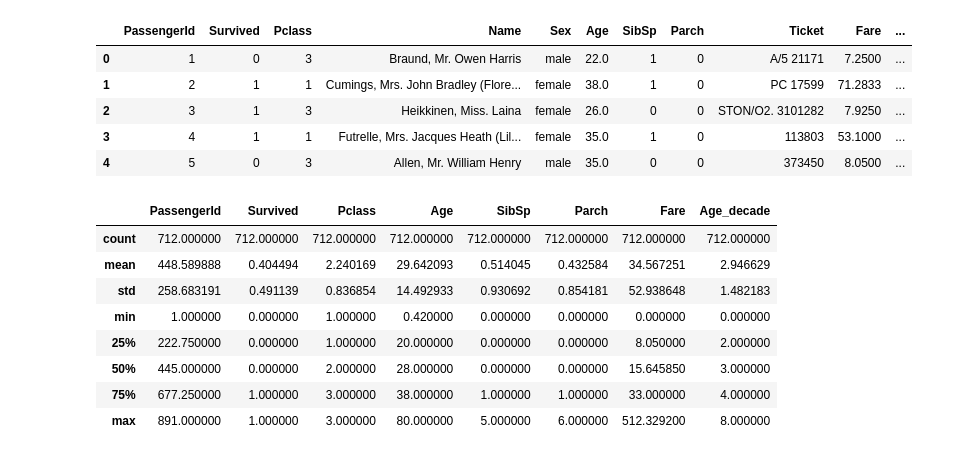
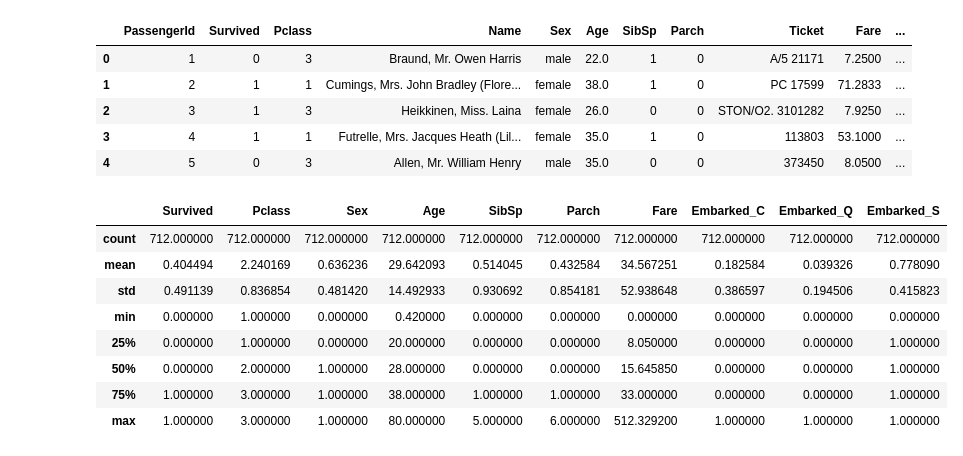
Before and after one commit to uveta/kaggle-competitions, a Jupyter notebook: src/titanic/titanic.ipynb, the cells around one changed output. Drawn from its saved outputs; the diff is of its cells as text; code cells hidden in the pictures.

```diff
--- a/src/titanic/titanic.ipynb
+++ b/src/titanic/titanic.ipynb
@@ -15,25 +46,20 @@ train_data.head()
 | 2 | 3 | 1 | 3 | Heikkinen, Miss. Laina | female | 26.0 | 0 | 0 | STON/O2. 3101282 | 7.9250 | ... |
 | 3 | 4 | 1 | 1 | Futrelle, Mrs. Jacques Heath (Lil... | female | 35.0 | 1 | 0 | 113803 | 53.1000 | ... |
 | 4 | 5 | 0 | 3 | Allen, Mr. William Henry | male | 35.0 | 0 | 0 | 373450 | 8.0500 | ... |
-# %%
-# prepare data
-train_data["Age_decade"] = round(train_data["Age"] / 10)
-# print(train_data[["Age", "Age_decade"]])
-
-features = ["Pclass", "Sex", "SibSp", "Parch", "Embarked", "Age_decade"]
-train_data.dropna(subset=features, inplace=True, axis="rows")
-# train_data["Age"] = train_data["Age"].round().astype(int)
-train_data.describe()
-# %% [output]
-|  | PassengerId | Survived | Pclass | Age | SibSp | Parch | Fare | Age_decade |
-| count | 712.000000 | 712.000000 | 712.000000 | 712.000000 | 712.000000 | 712.000000 | 712.000000 | 712.000000 |
-| mean | 448.589888 | 0.404494 | 2.240169 | 29.642093 | 0.514045 | 0.432584 | 34.567251 | 2.946629 |
-| std | 258.683191 | 0.491139 | 0.836854 | 14.492933 | 0.930692 | 0.854181 | 52.938648 | 1.482183 |
-| min | 1.000000 | 0.000000 | 1.000000 | 0.420000 | 0.000000 | 0.000000 | 0.000000 | 0.000000 |
-| 25% | 222.750000 | 0.000000 | 1.000000 | 20.000000 | 0.000000 | 0.000000 | 8.050000 | 2.000000 |
-| 50% | 445.000000 | 0.000000 | 2.000000 | 28.000000 | 0.000000 | 0.000000 | 15.645850 | 3.000000 |
-| 75% | 677.250000 | 1.000000 | 3.000000 | 38.000000 | 1.000000 | 1.000000 | 33.000000 | 4.000000 |
-| max | 891.000000 | 1.000000 | 3.000000 | 80.000000 | 5.000000 | 6.000000 | 512.329200 | 8.000000 |
+# %%
+# prepare data
+train_data = prepare_data(train_data, dropna=True, dropPassengerId=True)
+train_data.describe()
+# %% [output]
+|  | Survived | Pclass | Sex | Age | SibSp | Parch | Fare | Embarked_C | Embarked_Q | Embarked_S |
+| count | 712.000000 | 712.000000 | 712.000000 | 712.000000 | 712.000000 | 712.000000 | 712.000000 | 712.000000 | 712.000000 | 712.000000 |
+| mean | 0.404494 | 2.240169 | 0.636236 | 29.642093 | 0.514045 | 0.432584 | 34.567251 | 0.182584 | 0.039326 | 0.778090 |
+| std | 0.491139 | 0.836854 | 0.481420 | 14.492933 | 0.930692 | 0.854181 | 52.938648 | 0.386597 | 0.194506 | 0.415823 |
+| min | 0.000000 | 1.000000 | 0.000000 | 0.420000 | 0.000000 | 0.000000 | 0.000000 | 0.000000 | 0.000000 | 0.000000 |
+| 25% | 0.000000 | 1.000000 | 0.000000 | 20.000000 | 0.000000 | 0.000000 | 8.050000 | 0.000000 | 0.000000 | 1.000000 |
+| 50% | 0.000000 | 2.000000 | 1.000000 | 28.000000 | 0.000000 | 0.000000 | 15.645850 | 0.000000 | 0.000000 | 1.000000 |
+| 75% | 1.000000 | 3.000000 | 1.000000 | 38.000000 | 1.000000 | 1.000000 | 33.000000 | 0.000000 | 0.000000 | 1.000000 |
+| max | 1.000000 | 3.000000 | 1.000000 | 80.000000 | 5.000000 | 6.000000 | 512.329200 | 1.000000 | 1.000000 | 1.000000 |
 # %%
 # print(np.any(np.isposinf(train_data["Age"])))
 # print(np.any(np.isneginf(train_data["Age"])))
```
Also changed, not shown: parts of 9 cells of this notebook, 1 other file.
